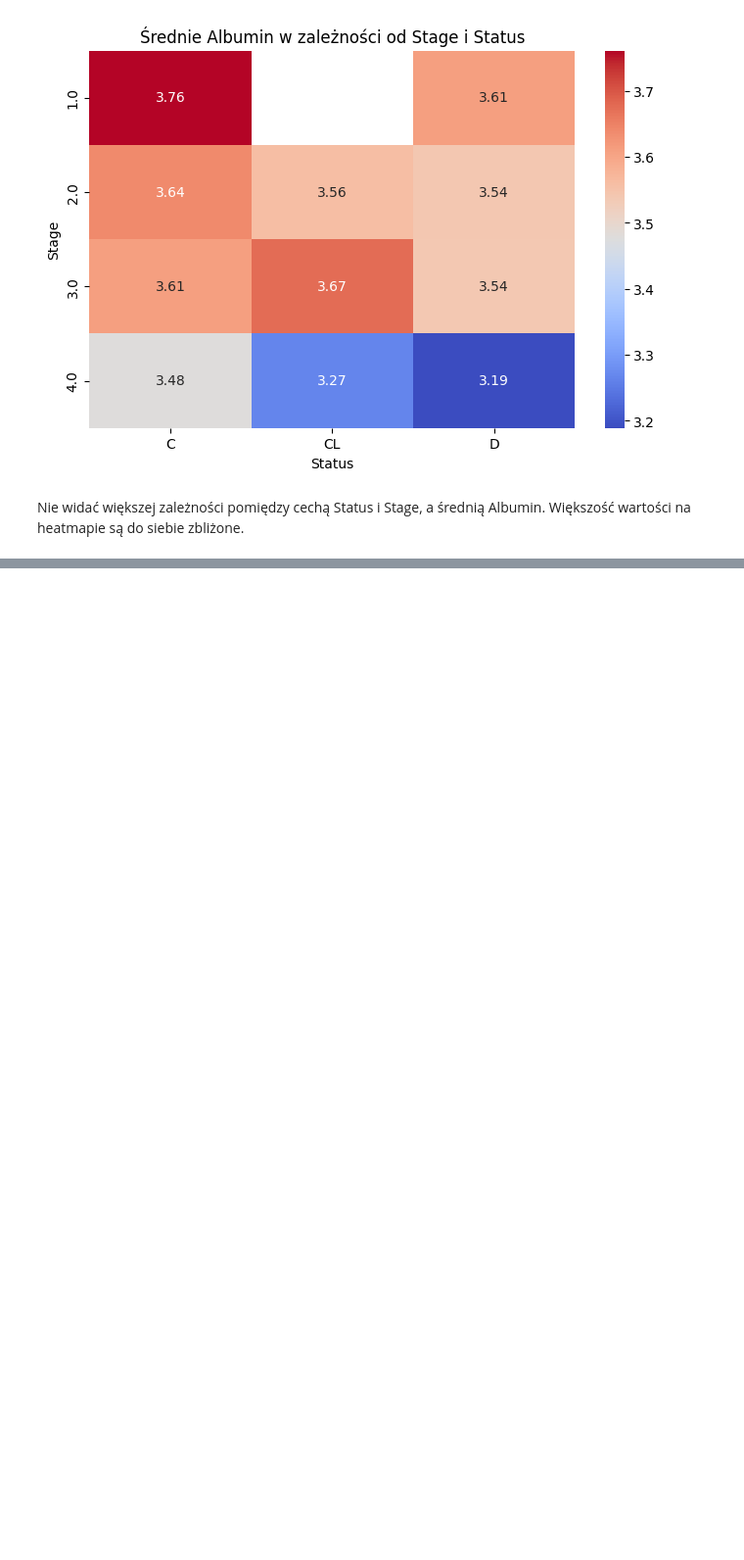
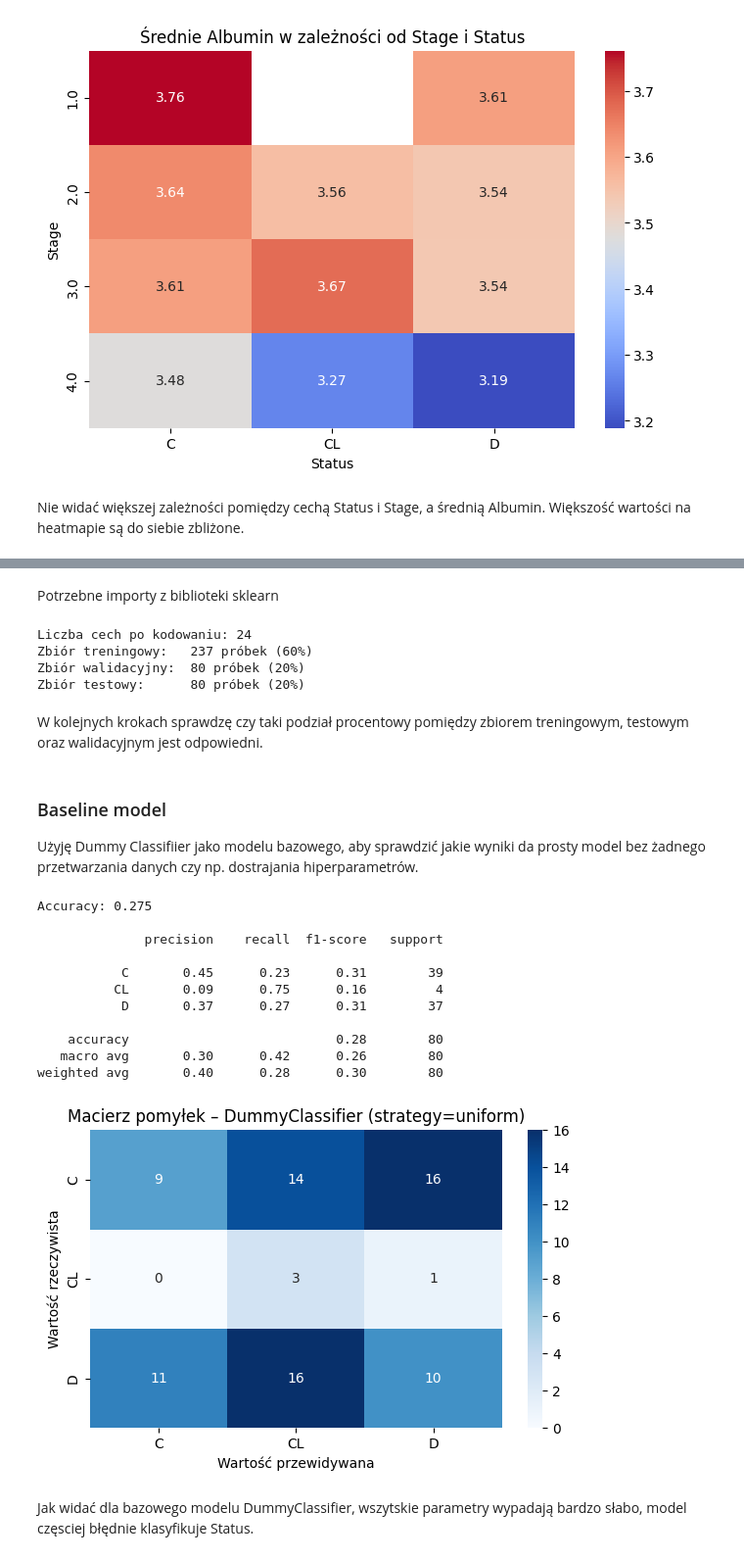
Before and after one commit to rozamazurek/-Cirrhosis-Patient-Survival-Prediction, a Jupyter notebook: eda.ipynb, the cells around one changed output, grey strips where cells are left out. Shown at 98% size. Cells and saved outputs as stored; diff of their text form; code cells hidden in the pictures; blank space fills up the shorter version.

Commit message:
feat : encoding columns, preparation for models

```diff
--- a/eda.ipynb
+++ b/eda.ipynb
@@ -720,0 +772,4 @@ Nie widać większej zależności pomiędzy cechą Status i Stage, a średnią A
+# %%
+cirrhosis_data['Sex'] = cirrhosis_data.Sex.map({
+    'M': 1, 'F': 0
+})
@@ -720,0 +834,2 @@ Nie widać większej zależności pomiędzy cechą Status i Stage, a średnią A
+# %% [markdown]
+Potrzebne importy z biblioteki sklearn
@@ -720,0 +840,64 @@ Nie widać większej zależności pomiędzy cechą Status i Stage, a średnią A
+# %%
+# zgodnie z podejściem z sekcji kodowania powyżej zastosowanie OHE
+cirrhosis_data = pd.get_dummies(cirrhosis_data, columns=['Drug', 'Hepatomegaly', 'Edema'], dtype=np.int32)
+
+X = cirrhosis_data.drop('Status', axis=1)
+y = cirrhosis_data['Status']
+
+# oddzielenie 20% jako zbiór testowy
+X_train_val, X_test, y_train_val, y_test = train_test_split(
+    X, y, test_size=0.2, random_state=42, shuffle=True
+)
+
+# z pozostałych 80% oddzielenie 25% jako zbiór walidacyjny (= 20% całości)
+X_train, X_val, y_train, y_val = train_test_split(
+    X_train_val, y_train_val, test_size=0.25, random_state=42, shuffle=True
+)
+
+print(f"Liczba cech po kodowaniu: {X.shape[1]}")
+print(f"Zbiór treningowy:   {X_train.shape[0]} próbek ({X_train.shape[0]/len(X)*100:.0f}%)")
+print(f"Zbiór walidacyjny:  {X_val.shape[0]} próbek ({X_val.shape[0]/len(X)*100:.0f}%)")
+print(f"Zbiór testowy:      {X_test.shape[0]} próbek ({X_test.shape[0]/len(X)*100:.0f}%)")
+# %% [output]
+Liczba cech po kodowaniu: 24
+Zbiór treningowy:   237 próbek (60%)
+Zbiór walidacyjny:  80 próbek (20%)
+Zbiór testowy:      80 próbek (20%)
+# %% [markdown]
+W kolejnych krokach sprawdzę czy taki podział procentowy pomiędzy zbiorem treningowym, testowym oraz walidacyjnym jest odpowiedni.
+# %% [markdown]
+### Baseline model
+Użyję Dummy Classifiier jako modelu bazowego, aby sprawdzić jakie wyniki da prosty model bez żadnego przetwarzania danych czy np. dostrajania hiperparametrów.
+# %%
+model = DummyClassifier(strategy="uniform", random_state=42)
+model.fit(X_train, y_train)
+y_pred = model.predict(X_test)
+
+print("Accuracy:", round(accuracy_score(y_test, y_pred), 4))
+print()
+print(classification_report(y_test, y_pred))
+
+cm = confusion_matrix(y_test, y_pred, labels=model.classes_)
+plt.figure(figsize=(6, 4))
+sns.heatmap(cm, annot=True, fmt="d", cmap="Blues",
+            xticklabels=model.classes_, yticklabels=model.classes_)
+plt.title("Macierz pomyłek – DummyClassifier (strategy=uniform)")
+plt.ylabel("Wartość rzeczywista")
+plt.xlabel("Wartość przewidywana")
+plt.tight_layout()
+plt.show()
+# %% [output]
+Accuracy: 0.275
+
+              precision    recall  f1-score   support
+
+           C       0.45      0.23      0.31        39
+          CL       0.09      0.75      0.16         4
+           D       0.37      0.27      0.31        37
+
+    accuracy                           0.28        80
+   macro avg       0.30      0.42      0.26        80
+weighted avg       0.40      0.28      0.30        80
+[figure, added]
+# %% [markdown]
+Jak widać dla bazowego modelu DummyClassifier, wszytskie parametry wypadają bardzo słabo, model częsciej błędnie klasyfikuje Status.
```
Also changed, not shown: parts of 57 cells of this notebook, 1 other file.
